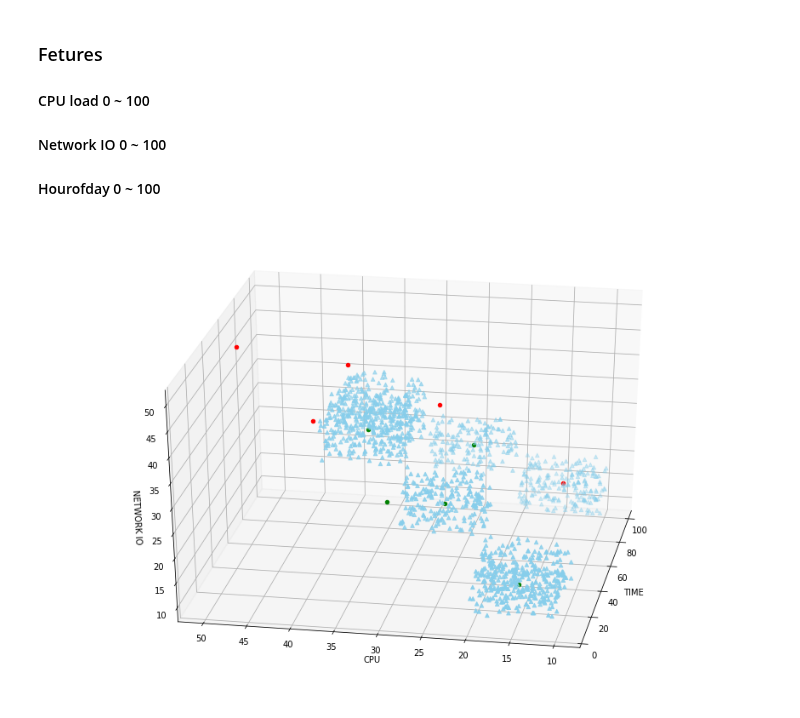
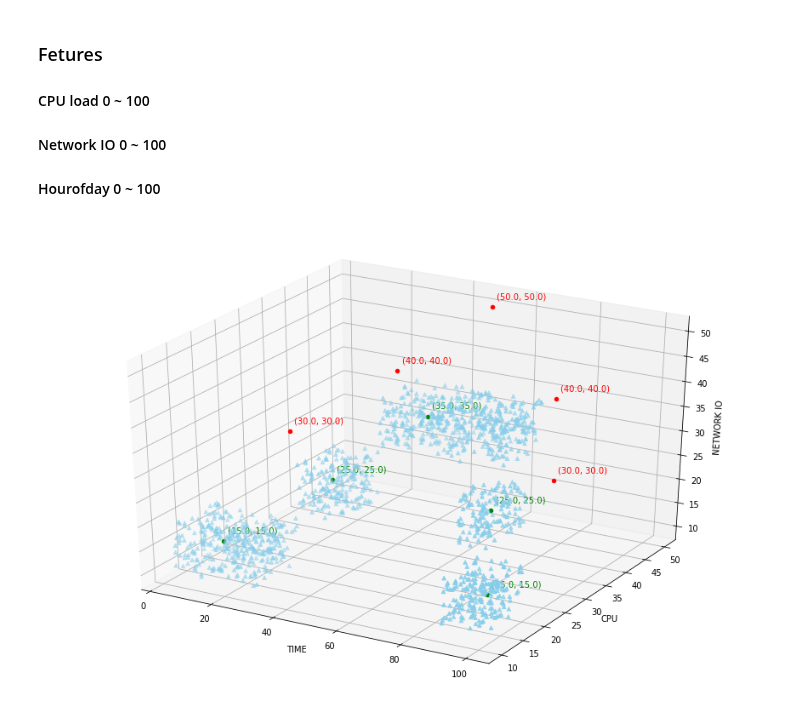
Before and after one commit to Qucy/UdacityMachineLearning, a Jupyter notebook: anomaly detection/Hackthon.ipynb, the cells around one changed output. Cells and saved outputs as stored; diff of their text form; code cells hidden in the pictures.

Commit message:
modify anormaly detection

```diff
--- a/anomaly detection/Hackthon.ipynb
+++ b/anomaly detection/Hackthon.ipynb
@@ -6,6 +6,7 @@
 #### Hourofday 0 ~ 100
 # %%
 import numpy as np
+import h5py
 import matplotlib.pyplot as plt
 from sklearn.ensemble import IsolationForest
 from sklearn.neighbors import LocalOutlierFactor
@@ -77,16 +78,16 @@ def generateTestFeatures():
     # normal data at 3:00
     test_features.append(np.array([15, 15, retrieveHourOfDay(3)]))
     # anormaly data at 03:00
+    test_features.append(np.array([30, 30, retrieveHourOfDay(3)]))
 
-    test_features.append(np.array([30, 30, retrieveHourOfDay(3)]))
     # normal data at 8:00
     test_features.append(np.array([25, 25, retrieveHourOfDay(8)]))
     # anormaly data at 8:00
+    test_features.append(np.array([40, 40, retrieveHourOfDay(8)]))
 
-    test_features.append(np.array([40, 40, retrieveHourOfDay(8)]))
     # normal data at 12:00
     test_features.append(np.array([35, 35, retrieveHourOfDay(12)]))
-    # anormaly data at 8:00
+    # anormaly data at 12:00
     test_features.append(np.array([50, 50, retrieveHourOfDay(12)]))
 
     # normal data at 20:00
@@ -103,6 +104,11 @@ def generateTestFeatures():
 
     return test_features
 
+
+def generateSpecifyTestFeatures(cpu, network, time):
+    test_features = []
+    test_features.append(np.array([cpu, network, retrieveHourOfDay(time)]))
+    return np.reshape(test_features, (1, 3))
 
 def predict(features, model):
     prediction = model.predict(features)
@@ -127,7 +133,11 @@ def plot_data(normal_features, test_features=None, predictions=None, angle=None,
     # plot test data according prediction
     if predictions is not None:
         for idx, pred in enumerate(predictions):
-            ax.scatter(test_features[idx][2], test_features[idx][0], test_features[idx][1], c=retrieveColor(pred), marker='o')
+            curr_time = test_features[idx][2]
+            curr_cpu = test_features[idx][0]
+            curr_network = test_features[idx][1]
+            ax.text(curr_time, curr_cpu + 1, curr_network + 1, (curr_cpu, curr_network), color=retrieveColor(pred))
+            ax.scatter(curr_time, curr_cpu, curr_network, c=retrieveColor(pred), marker='o')
     if angle is not None:
         ax.view_init(30, 140 + angle)
         filename = 'plot' + str(int(angle/10 - 4)) + '.jpg'
@@ -139,6 +149,16 @@ def plot_data_in_different_angle(features, test_features, prediction):
     for angle in range(5, 21):
         r = angle * 10
         plot_data(features, test_features, prediction, r)
+# %%
+def storeTrainFeatures(train_features):
+    with h5py.File('train.h5') as h:
+        h.create_dataset("train", data=train_features)
+
+def loadTrainFeatures():
+    train_features = None
+    with h5py.File('train.h5', 'r') as h:
+        train_features = np.array(h['train'])
+    return train_features
 # %%
 # train model
 features, model = train_normal(cpu=10, network=10)
@@ -145,11 +167,13 @@ features, model = train_normal(cpu=10, network=10)
+# %%
+features = loadTrainFeatures()
 # %%
 # test model
 test_features = generateTestFeatures()
 
 prediction = predict(test_features, model)
 
-plot_data(features, test_features, prediction, angle=50)
+plot_data(features, test_features, prediction)
 # %% [output]
-[figure, old version]
+[figure, new version]
 # %%
 #train_with_business_grow(10, 10)
```
Also changed, not shown: parts of 1 cell of this notebook, 3 other files.
